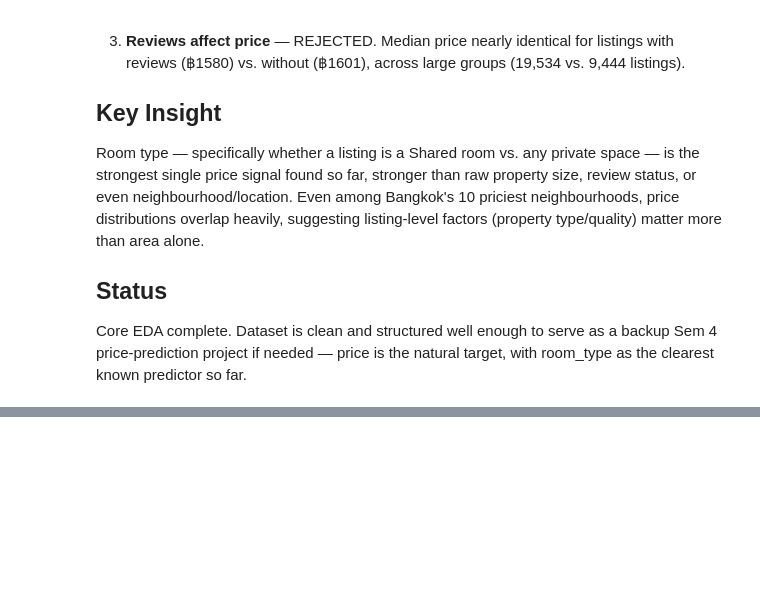
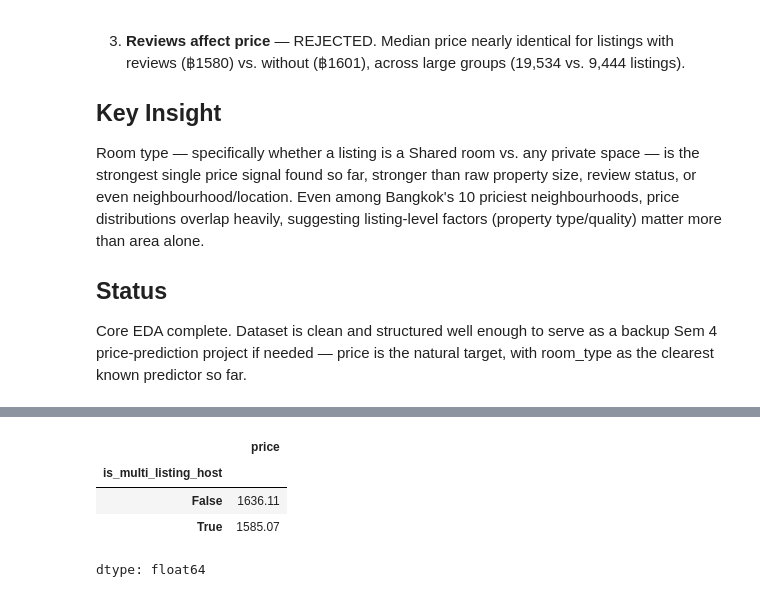
Before and after one commit to Major5846D/airbnb-eda, a Jupyter notebook: PROJECT_1.ipynb, the cells around one changed output, grey strips where cells are left out. Cells and saved outputs as stored; diff of their text form; code cells hidden in the pictures; blank space fills up the shorter version.

```diff
--- a/PROJECT_1.ipynb
+++ b/PROJECT_1.ipynb
@@ -858,2 +874,2 @@ target, with room_type as the clearest known predictor so far.
 # %%
-df.head(1)
+df['is_multi_listing_host'] = df['calculated_host_listings_count'] > 1
@@ -866,0 +876,8 @@ import numpy as np
+# %%
+df.groupby('is_multi_listing_host')['price'].median()
+# %% [output]
+|  | price |
+| is_multi_listing_host |  |
+| False | 1636.11 |
+| True | 1585.07 |
+dtype: float64
```
Also changed, not shown: parts of 7 cells of this notebook.
